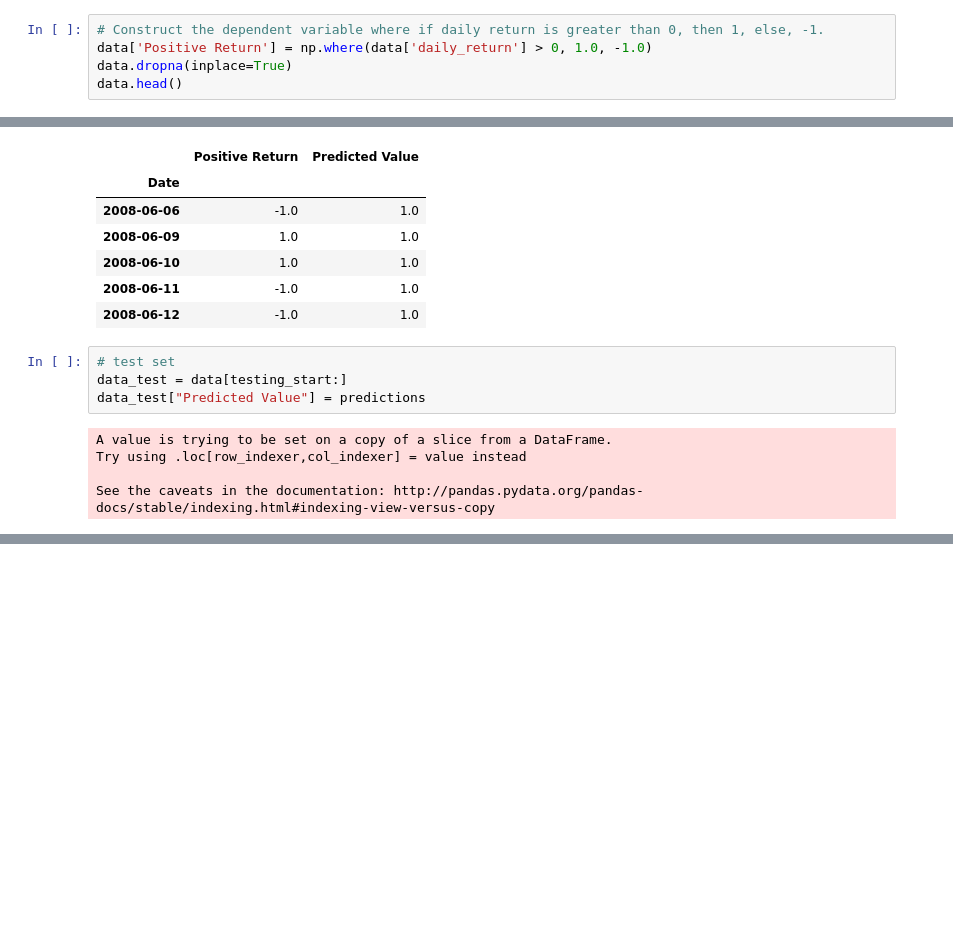
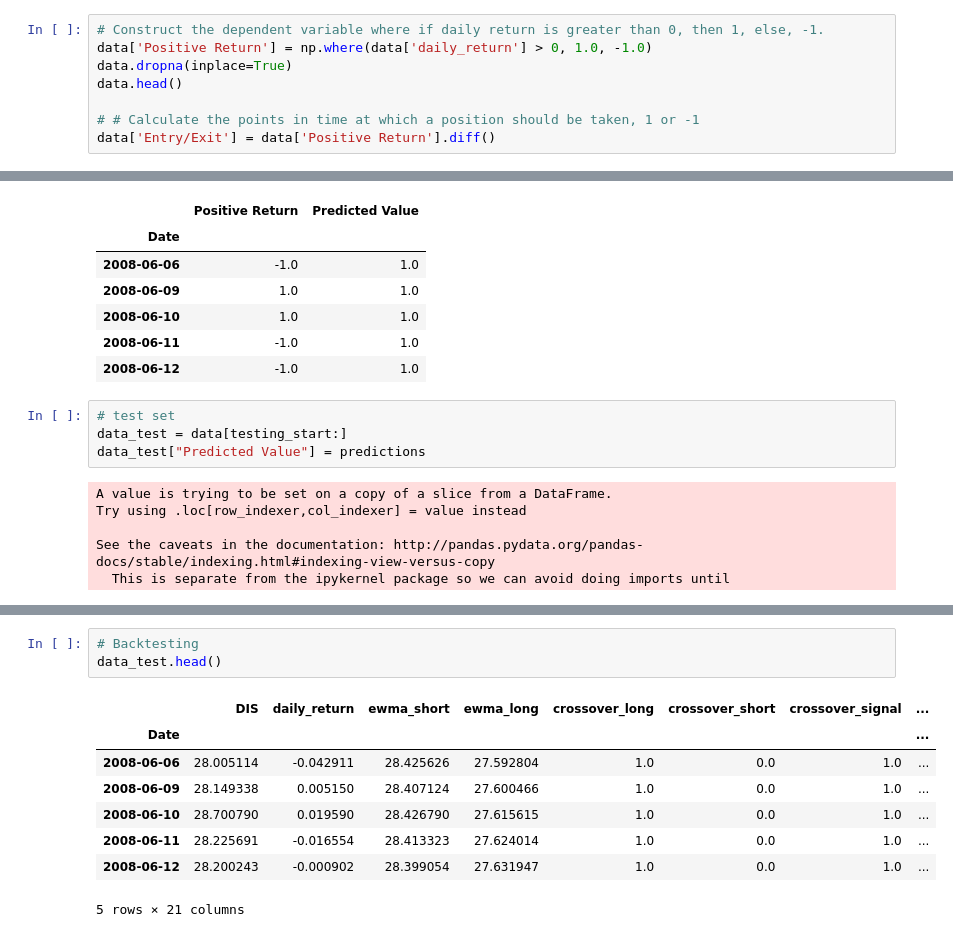
Before and after one commit to crcrawfo1/Recession_Proof_Algo_Trading, a Jupyter notebook: notebooks/TradingSignal.ipynb, the cells around one changed output, grey strips where cells are left out. Cells and saved outputs as stored; diff of their text form; blank space fills up the shorter version.

Commit message:
entry/exit

```diff
--- a/notebooks/TradingSignal.ipynb
+++ b/notebooks/TradingSignal.ipynb
@@ -82,6 +82,9 @@ data.head()
 data['Positive Return'] = np.where(data['daily_return'] > 0, 1.0, -1.0)
 data.dropna(inplace=True)
 data.head()
+
+# # Calculate the points in time at which a position should be taken, 1 or -1
+data['Entry/Exit'] = data['Positive Return'].diff()
 # %% [output]
 |  | DIS | daily_return | ewma_short | ewma_long | crossover_long | crossover_short | crossover_signal | ... |
 | Date |  |  |  |  |  |  |  | ... |
@@ -190,6 +193,7 @@ A value is trying to be set on a copy of a slice from a DataFrame.
 Try using .loc[row_indexer,col_indexer] = value instead
 
 See the caveats in the documentation: http://pandas.pydata.org/pandas-docs/stable/indexing.html#indexing-view-versus-copy
+  This is separate from the ipykernel package so we can avoid doing imports until
 # %%
 # Visualize exit position relative to close price
 exit = data_test[data_test['Predicted Value'] == -1.0]['DIS'].hvplot.scatter(
@@ -229,3 +233,15 @@ entry_exit_plot = security_close * moving_avgs * entry * exit
 entry_exit_plot
 # %% [output]
 [interactive output not drawn]
+# %%
+# Backtesting
+data_test.head()
+# %% [output]
+|  | DIS | daily_return | ewma_short | ewma_long | crossover_long | crossover_short | crossover_signal | ... |
+| Date |  |  |  |  |  |  |  | ... |
+| 2008-06-06 | 28.005114 | -0.042911 | 28.425626 | 27.592804 | 1.0 | 0.0 | 1.0 | ... |
+| 2008-06-09 | 28.149338 | 0.005150 | 28.407124 | 27.600466 | 1.0 | 0.0 | 1.0 | ... |
+| 2008-06-10 | 28.700790 | 0.019590 | 28.426790 | 27.615615 | 1.0 | 0.0 | 1.0 | ... |
+| 2008-06-11 | 28.225691 | -0.016554 | 28.413323 | 27.624014 | 1.0 | 0.0 | 1.0 | ... |
+| 2008-06-12 | 28.200243 | -0.000902 | 28.399054 | 27.631947 | 1.0 | 0.0 | 1.0 | ... |
+5 rows × 21 columns
```
Also changed, not shown: parts of 1 cell of this notebook, 1 other file.
